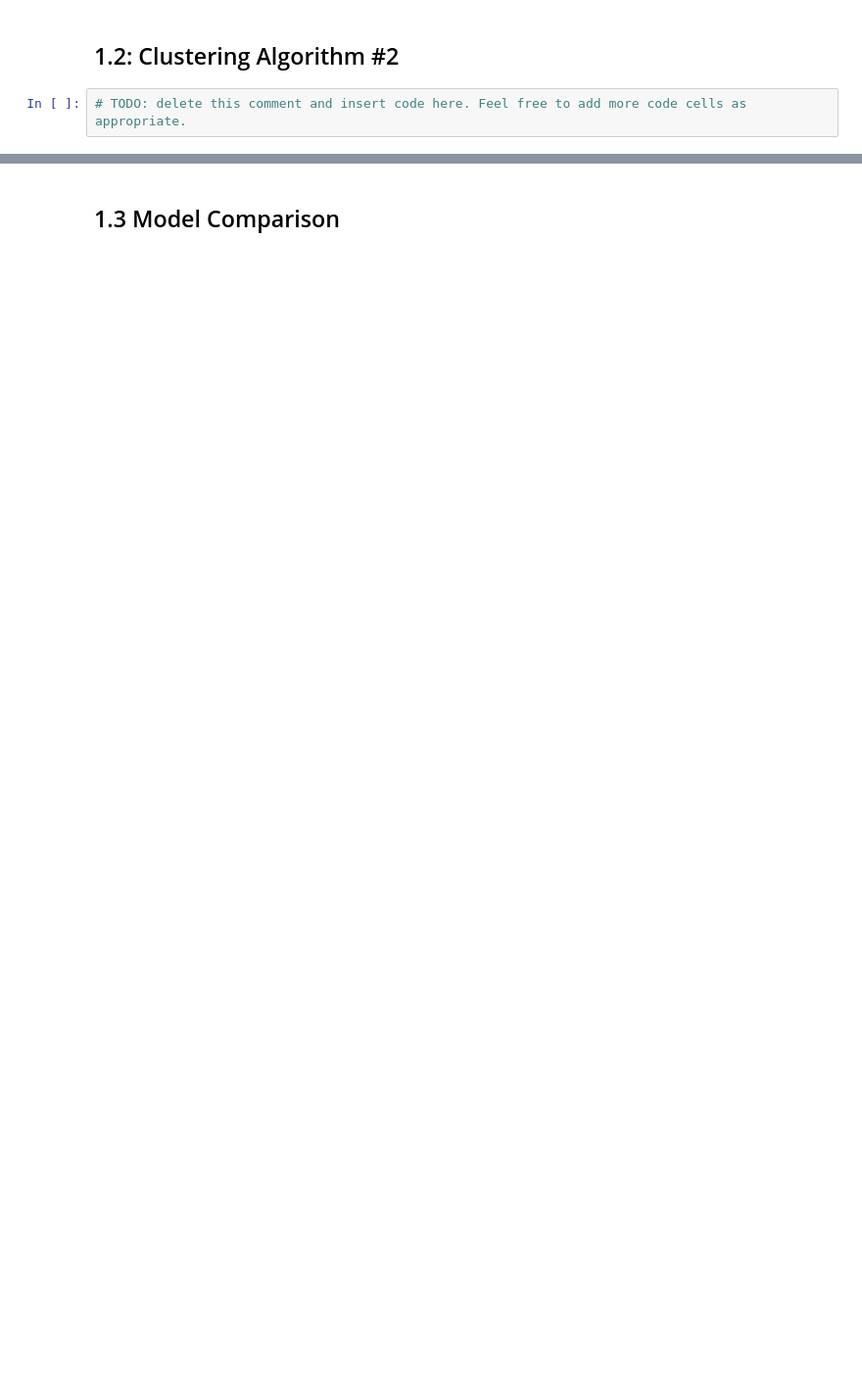
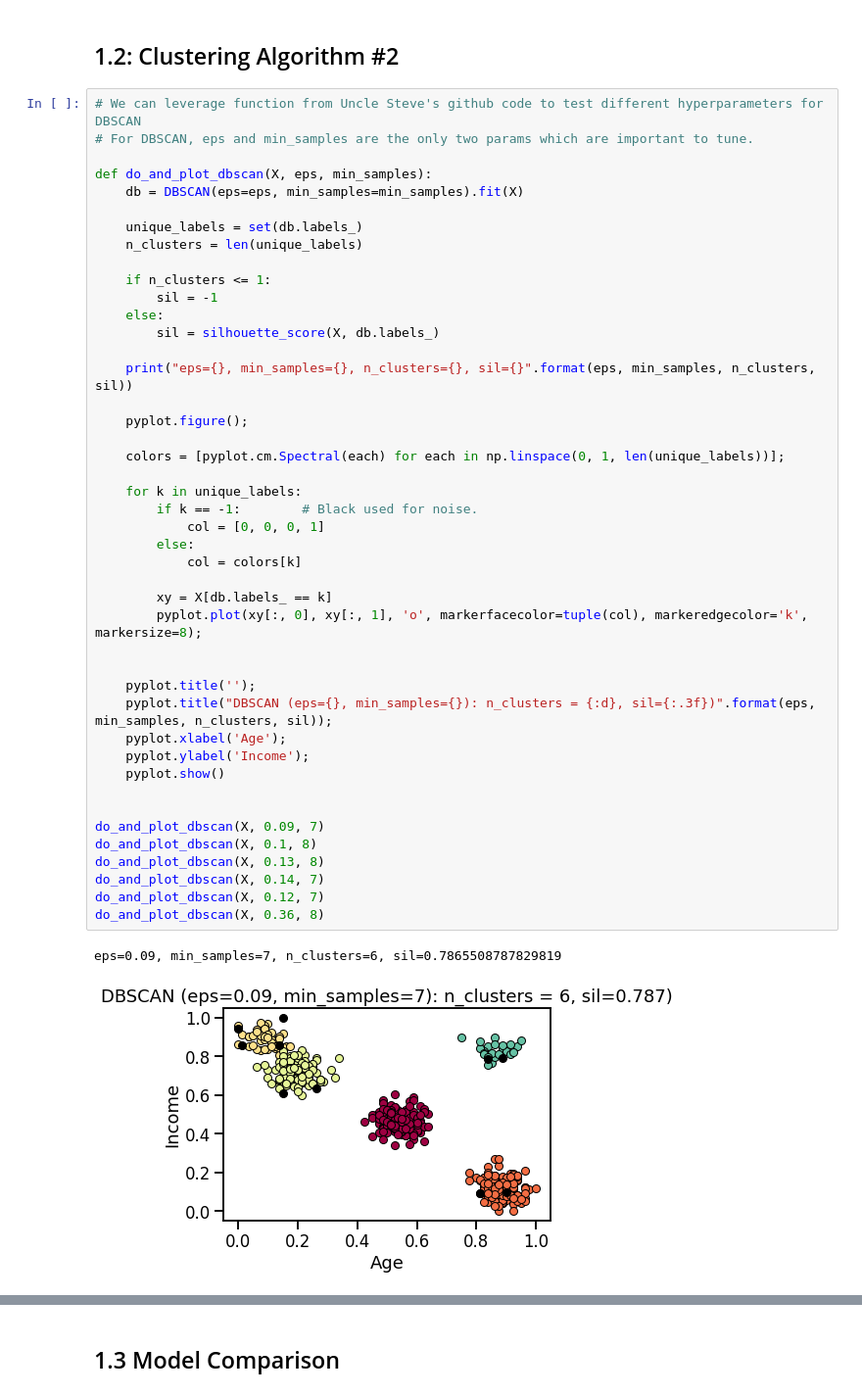
Before and after one commit to mohansameer1983/queens-mmai-869, a Jupyter notebook: 2022_869_SameerMohan.ipynb, the cells around one changed output, grey strips where cells are left out. Shown at 98% size. Drawn from its saved outputs; the diff is of its cells as text; blank space fills up the shorter version.

```diff
--- a/2022_869_SameerMohan.ipynb
+++ b/2022_869_SameerMohan.ipynb
@@ -132,4 +349,49 @@ memory usage: 15.9 KB
 # %% [markdown]
 ## 1.2: Clustering Algorithm #2
-# %%
-# TODO: delete this comment and insert code here. Feel free to add more code cells as appropriate.
+# %%
+# We can leverage function from Uncle Steve's github code to test different hyperparameters for DBSCAN
+# For DBSCAN, eps and min_samples are the only two params which are important to tune.
+
+def do_and_plot_dbscan(X, eps, min_samples):
+    db = DBSCAN(eps=eps, min_samples=min_samples).fit(X)
+
+    unique_labels = set(db.labels_)
+    n_clusters = len(unique_labels)
+
+    if n_clusters <= 1:
+        sil = -1
+    else:
+        sil = silhouette_score(X, db.labels_)
+
+    print("eps={}, min_samples={}, n_clusters={}, sil={}".format(eps, min_samples, n_clusters, sil))
+
+    pyplot.figure();
+
+    colors = [pyplot.cm.Spectral(each) for each in np.linspace(0, 1, len(unique_labels))];
+
+    for k in unique_labels:
+        if k == -1:        # Black used for noise.
+            col = [0, 0, 0, 1]
+        else:
+            col = colors[k]
+
+        xy = X[db.labels_ == k]
+        pyplot.plot(xy[:, 0], xy[:, 1], 'o', markerfacecolor=tuple(col), markeredgecolor='k', markersize=8);
+
+
+    pyplot.title('');
+    pyplot.title("DBSCAN (eps={}, min_samples={}): n_clusters = {:d}, sil={:.3f})".format(eps, min_samples, n_clusters, sil));
+    pyplot.xlabel('Age');
+    pyplot.ylabel('Income');
+    pyplot.show()
+
+
+do_and_plot_dbscan(X, 0.09, 7)
+do_and_plot_dbscan(X, 0.1, 8)
+do_and_plot_dbscan(X, 0.13, 8)
+do_and_plot_dbscan(X, 0.14, 7)
+do_and_plot_dbscan(X, 0.12, 7)
+do_and_plot_dbscan(X, 0.36, 8)
+# %% [output]
+eps=0.09, min_samples=7, n_clusters=6, sil=0.7865508787829819
+[figure, added]
```
Also changed, not shown: parts of 72 cells of this notebook.
